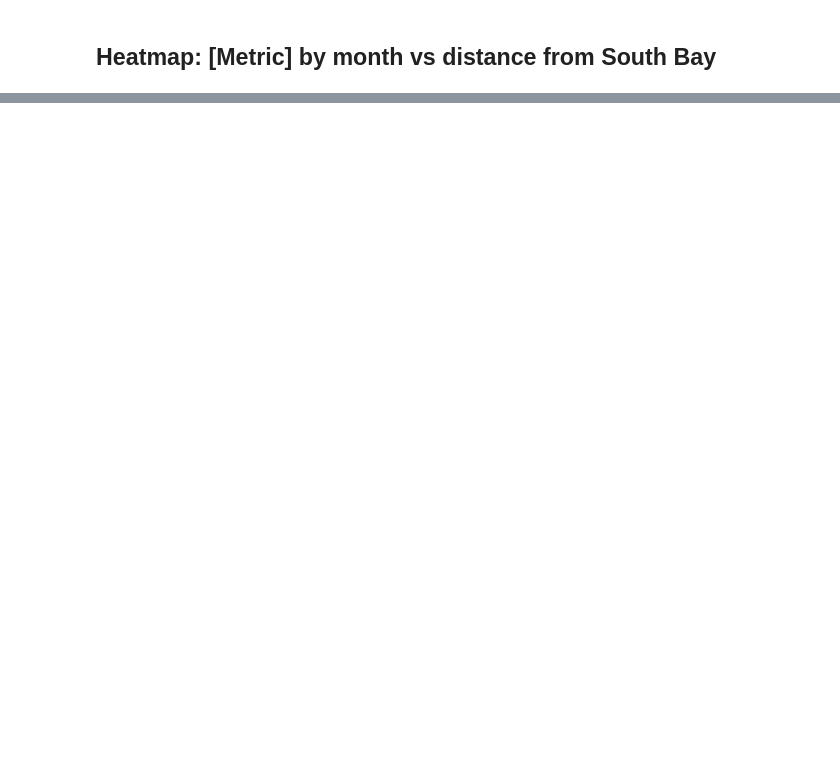
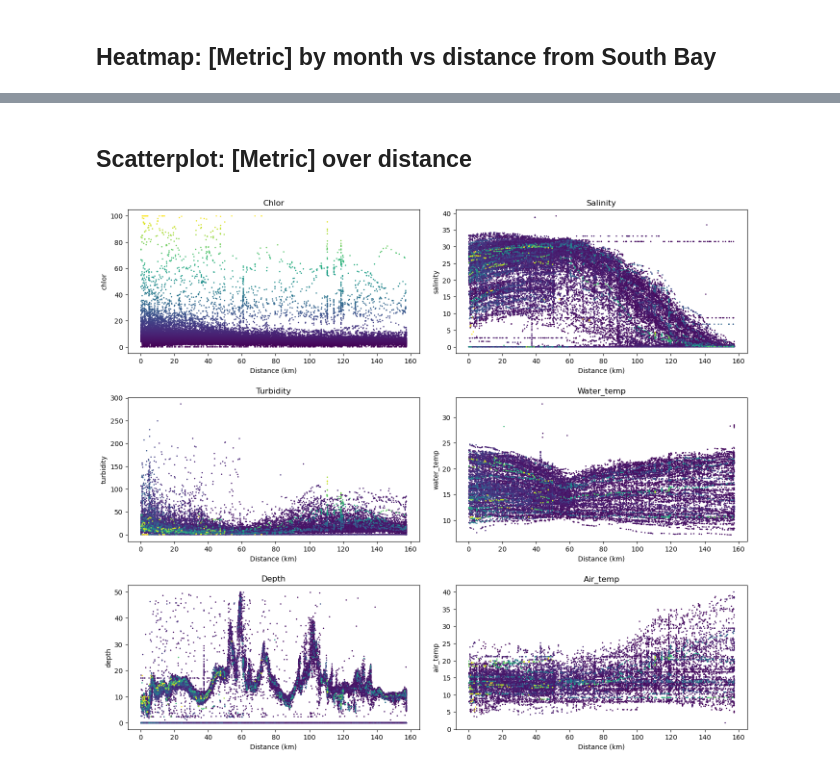
Before and after one commit to AlekWithK/PetersonFlowThrough, a Jupyter notebook: visualizations.ipynb, the cells around one changed output, grey strips where cells are left out. Cells and saved outputs as stored; diff of their text form; code cells hidden in the pictures; blank space fills up the shorter version.

```diff
--- a/visualizations.ipynb
+++ b/visualizations.ipynb
@@ -114,0 +113,29 @@ plt.show()
+# %% [markdown]
+## Scatterplot: [Metric] over distance
+# %%
+df3 = df.copy().sample(n=50000, random_state=123)
+df3 = df3[df3.chlor.between(0, 100)]
+df3 = df3.sort_values(by='chlor', ascending=True)
+# %%
+fig, ax = plt.subplots(3, 2, figsize=(14, 12))
+ax = np.array(ax).flatten()
+metrics = ['chlor', 'salinity', 'turbidity', 'water_temp', 'depth', 'air_temp']
+
+for i, metric in enumerate(metrics):
+    # Z-score outlier filtering
+    '''roll = df3[metric].rolling(window=50, min_periods=1, center=True)
+    avg = roll.mean()
+    std = roll.std(ddof=0)
+    z = df3[metric].sub(avg).div(std)
+    m = z.between(-1, 1)
+    df3[metric] = df3[metric].where(m, avg)'''
+
+    df3.plot(ax=ax[i], x='d_from_start', y=metric, kind='scatter', color=df3.chlor, s=1)
+    ax[i].set_title(f'{metric.capitalize()}')
+    ax[i].set_xlabel('Distance (km)')
+
+
+fig.tight_layout(pad=2.0)
+plt.show()
+# %% [output]
+[figure, added]
```
Also changed, not shown: parts of 5 cells of this notebook, 12 other files.
